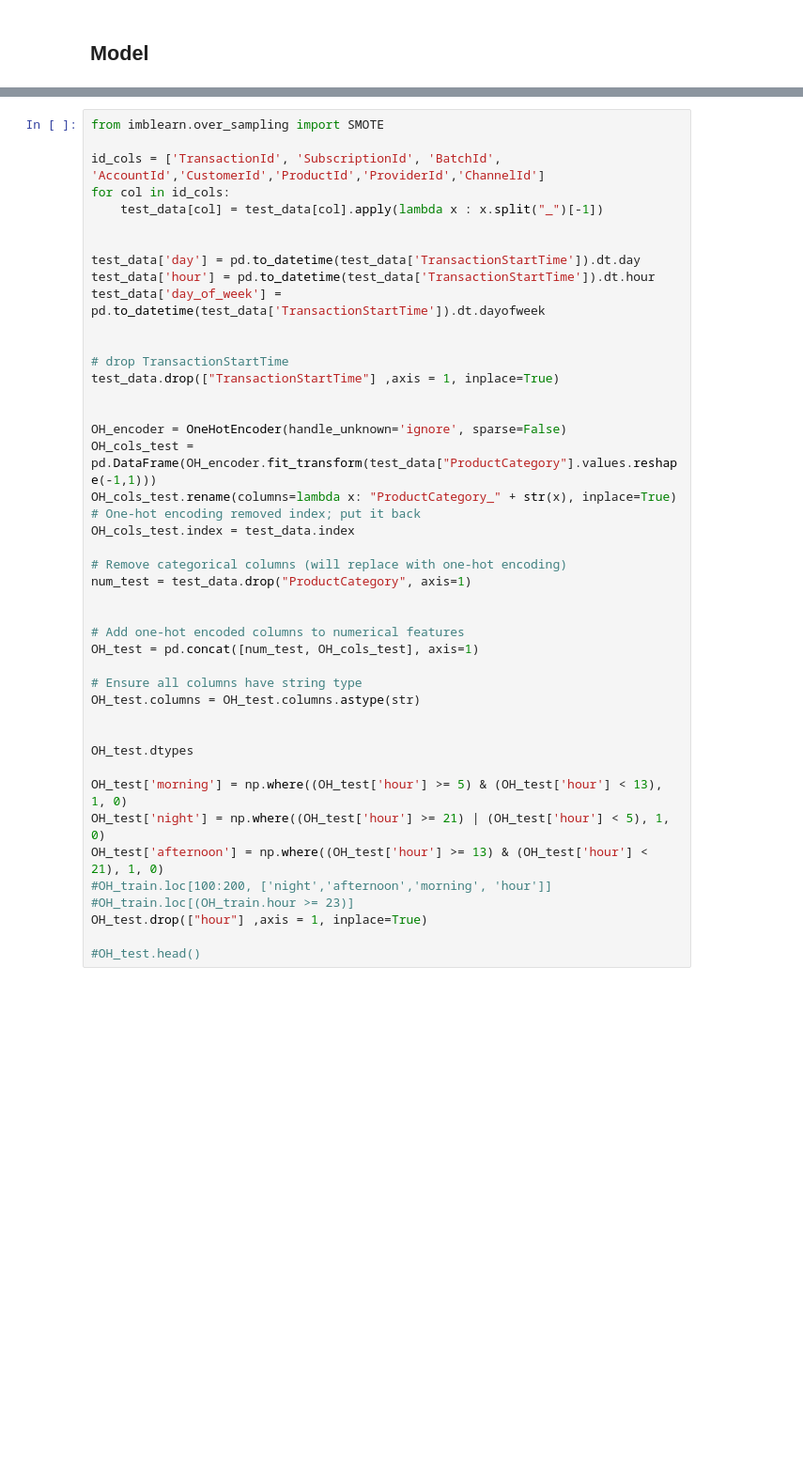
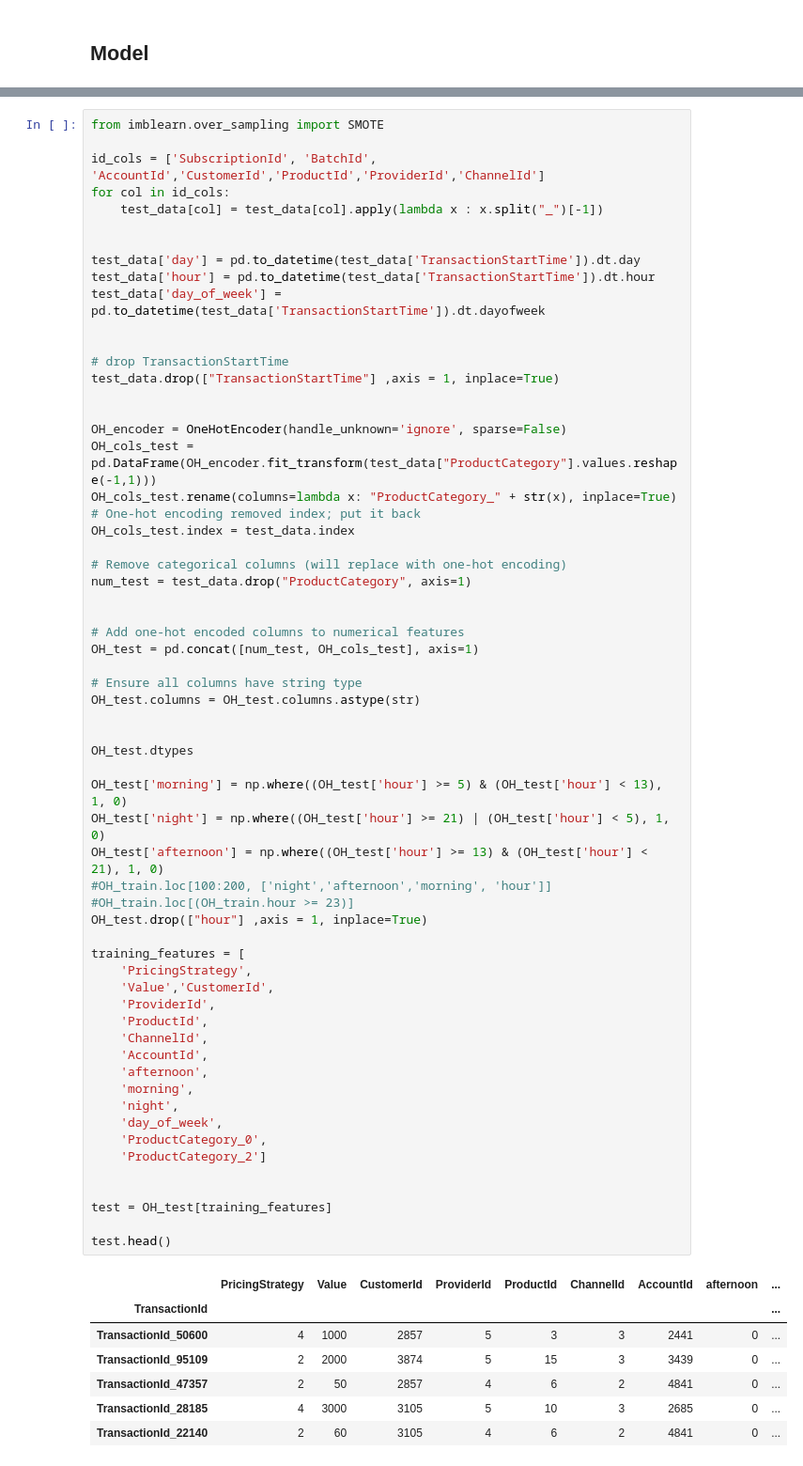
Before and after one commit to AmineAousji/Xente_IA, a Jupyter notebook: IA_Xente_2.ipynb, the cells around one changed output, grey strips where cells are left out. Shown at 94% size. Drawn from its saved outputs; the diff is of its cells as text; blank space fills up the shorter version.

```diff
--- a/IA_Xente_2.ipynb
+++ b/IA_Xente_2.ipynb
@@ -294,7 +287,7 @@ X.head()
 # %%
 from imblearn.over_sampling import SMOTE
 
-id_cols = ['TransactionId', 'SubscriptionId', 'BatchId', 'AccountId','CustomerId','ProductId','ProviderId','ChannelId']
+id_cols = ['SubscriptionId', 'BatchId', 'AccountId','CustomerId','ProductId','ProviderId','ChannelId']
 for col in id_cols:
     test_data[col] = test_data[col].apply(lambda x : x.split("_")[-1])
 
@@ -307,31 +300,56 @@ test_data['day_of_week'] = pd.to_datetime(test_data['TransactionStartTime']).dt.
 # drop TransactionStartTime
 test_data.drop(["TransactionStartTime"] ,axis = 1, inplace=True)
 
 
 OH_encoder = OneHotEncoder(handle_unknown='ignore', sparse=False)
 OH_cols_test = pd.DataFrame(OH_encoder.fit_transform(test_data["ProductCategory"].values.reshape(-1,1)))
 OH_cols_test.rename(columns=lambda x: "ProductCategory_" + str(x), inplace=True)
 # One-hot encoding removed index; put it back
 OH_cols_test.index = test_data.index
 
 # Remove categorical columns (will replace with one-hot encoding)
 num_test = test_data.drop("ProductCategory", axis=1)
 
 
 # Add one-hot encoded columns to numerical features
 OH_test = pd.concat([num_test, OH_cols_test], axis=1)
 
 # Ensure all columns have string type
 OH_test.columns = OH_test.columns.astype(str)
 
 
 OH_test.dtypes
 
 OH_test['morning'] = np.where((OH_test['hour'] >= 5) & (OH_test['hour'] < 13), 1, 0)
 OH_test['night'] = np.where((OH_test['hour'] >= 21) | (OH_test['hour'] < 5), 1, 0)
 OH_test['afternoon'] = np.where((OH_test['hour'] >= 13) & (OH_test['hour'] < 21), 1, 0)
 #OH_train.loc[100:200, ['night','afternoon','morning', 'hour']]
 #OH_train.loc[(OH_train.hour >= 23)]
 OH_test.drop(["hour"] ,axis = 1, inplace=True)
 
-#OH_test.head()
+training_features = [
+    'PricingStrategy',
+    'Value','CustomerId',
+    'ProviderId',
+    'ProductId',
+    'ChannelId',
+    'AccountId',
+    'afternoon',
+    'morning',
+    'night',
+    'day_of_week',
+    'ProductCategory_0',
+    'ProductCategory_2']
+
+
+test = OH_test[training_features]
+
+test.head()
+# %% [output]
+|  | PricingStrategy | Value | CustomerId | ProviderId | ProductId | ChannelId | AccountId | afternoon | ... |
+| TransactionId |  |  |  |  |  |  |  |  | ... |
+| TransactionId_50600 | 4 | 1000 | 2857 | 5 | 3 | 3 | 2441 | 0 | ... |
+| TransactionId_95109 | 2 | 2000 | 3874 | 5 | 15 | 3 | 3439 | 0 | ... |
+| TransactionId_47357 | 2 | 50 | 2857 | 4 | 6 | 2 | 4841 | 0 | ... |
+| TransactionId_28185 | 4 | 3000 | 3105 | 5 | 10 | 3 | 2685 | 0 | ... |
+| TransactionId_22140 | 2 | 60 | 3105 | 4 | 6 | 2 | 4841 | 0 | ... |
```
Also changed, not shown: parts of 17 cells of this notebook.
